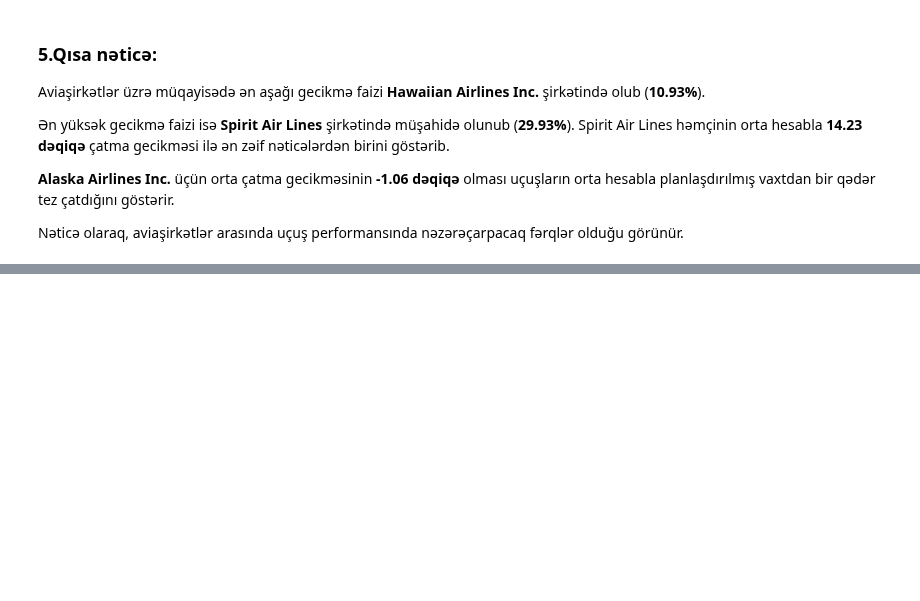
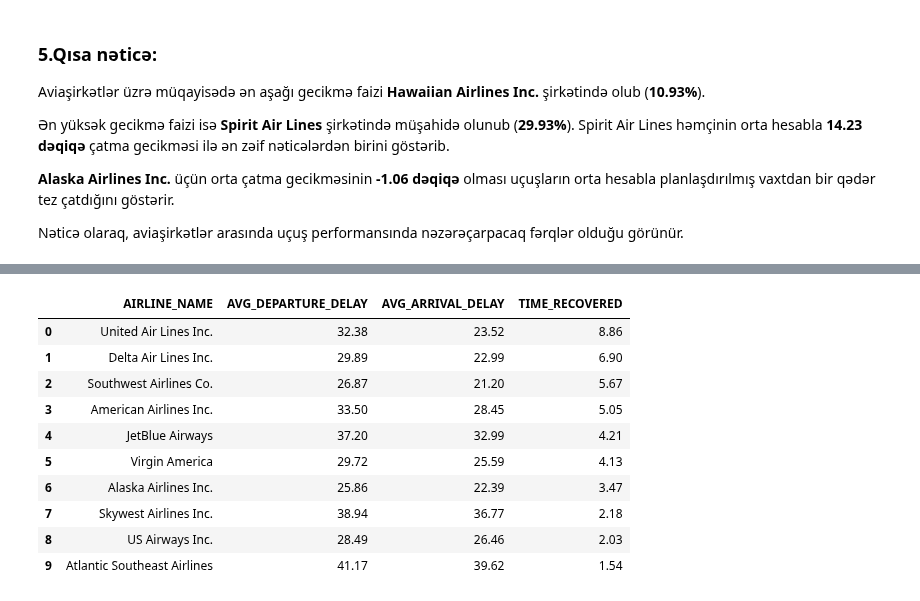
Before and after one commit to edaletsadigov/Flight-delay-analysis-E2E, a Jupyter notebook: notebooks/03_sql_analysis.ipynb, the cells around one changed output, grey strips where cells are left out. Cells and saved outputs as stored; diff of their text form; code cells hidden in the pictures; blank space fills up the shorter version.

```diff
--- a/notebooks/03_sql_analysis.ipynb
+++ b/notebooks/03_sql_analysis.ipynb
@@ -110,0 +369,25 @@ Nəticə olaraq, aviaşirkətlər arasında uçuş performansında nəzərəçar
+# %%
+pd.read_sql("""
+SELECT TOP 10
+    AIRLINE_NAME,
+    ROUND(AVG(DEPARTURE_DELAY), 2) AS AVG_DEPARTURE_DELAY,
+    ROUND(AVG(ARRIVAL_DELAY), 2) AS AVG_ARRIVAL_DELAY,
+    ROUND(AVG(DEPARTURE_DELAY - ARRIVAL_DELAY), 2) AS TIME_RECOVERED
+FROM silver.flights_clean
+WHERE DEPARTURE_DELAY > 0
+  AND ARRIVAL_DELAY IS NOT NULL
+GROUP BY AIRLINE_NAME
+ORDER BY TIME_RECOVERED DESC
+""", con=engine)
+# %% [output]
+|  | AIRLINE_NAME | AVG_DEPARTURE_DELAY | AVG_ARRIVAL_DELAY | TIME_RECOVERED |
+| 0 | United Air Lines Inc. | 32.38 | 23.52 | 8.86 |
+| 1 | Delta Air Lines Inc. | 29.89 | 22.99 | 6.90 |
+| 2 | Southwest Airlines Co. | 26.87 | 21.20 | 5.67 |
+| 3 | American Airlines Inc. | 33.50 | 28.45 | 5.05 |
+| 4 | JetBlue Airways | 37.20 | 32.99 | 4.21 |
+| 5 | Virgin America | 29.72 | 25.59 | 4.13 |
+| 6 | Alaska Airlines Inc. | 25.86 | 22.39 | 3.47 |
+| 7 | Skywest Airlines Inc. | 38.94 | 36.77 | 2.18 |
+| 8 | US Airways Inc. | 28.49 | 26.46 | 2.03 |
+| 9 | Atlantic Southeast Airlines | 41.17 | 39.62 | 1.54 |
```
Also changed, not shown: parts of 32 cells of this notebook, 5 other files.
